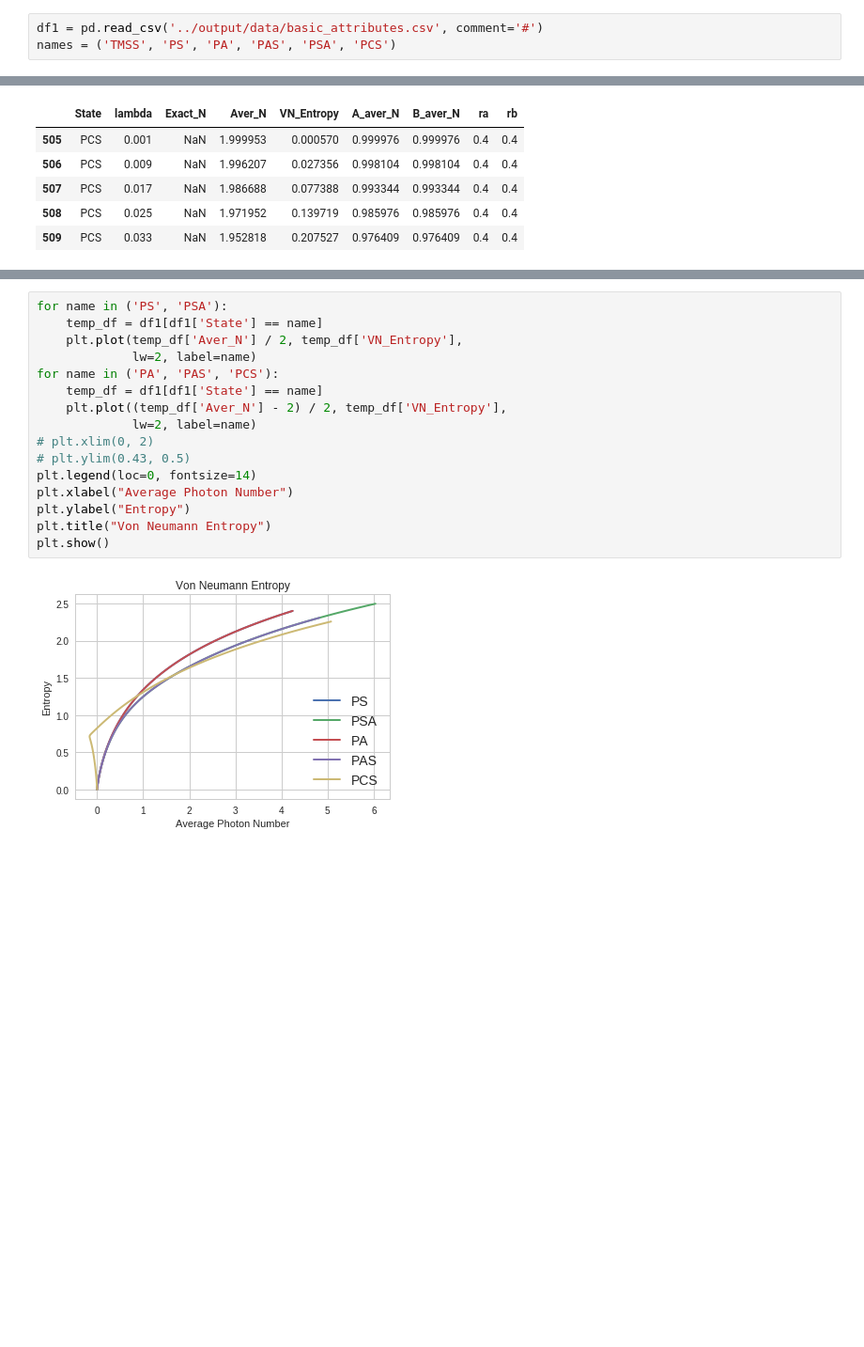
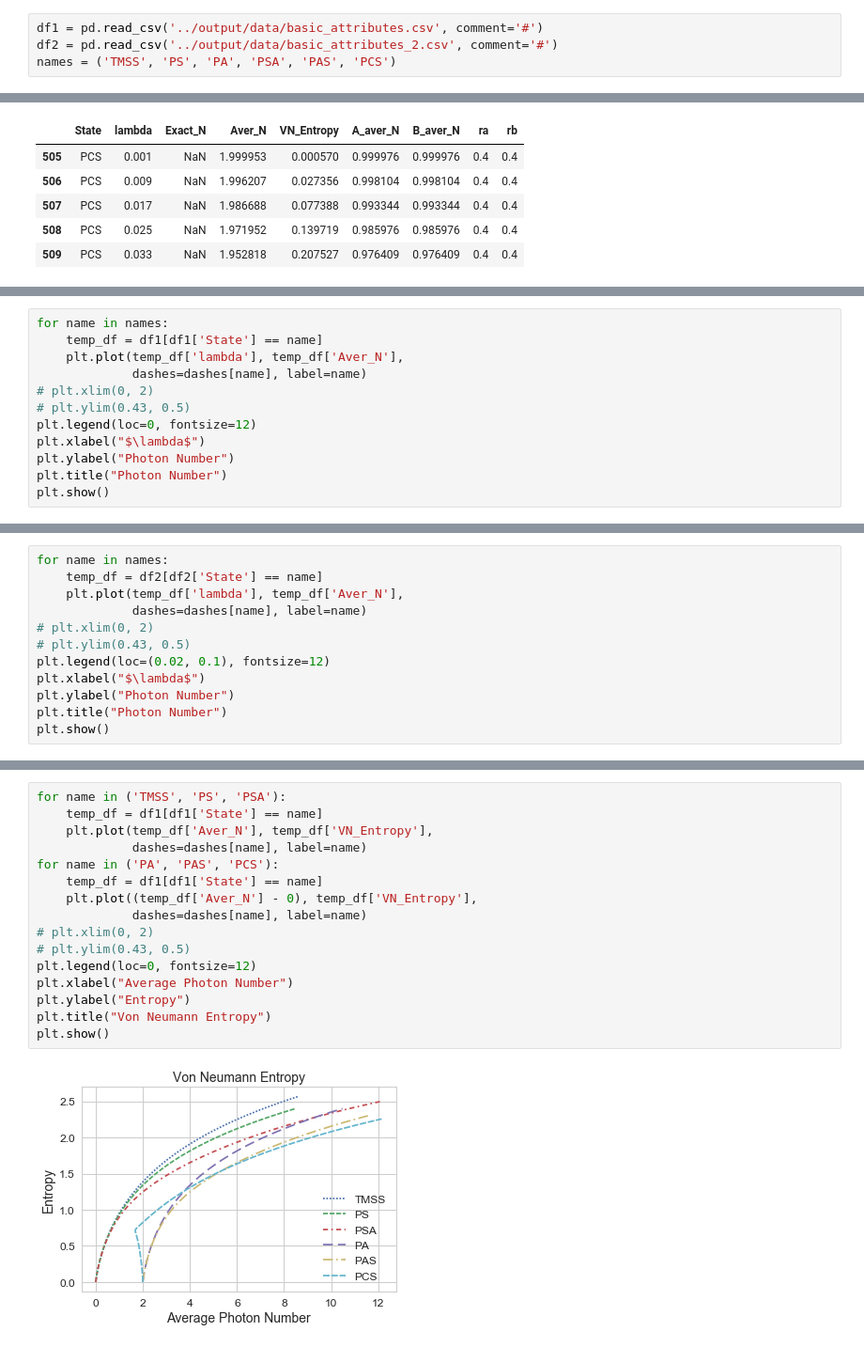
Before and after one commit to lffan/quantum_illumination, a Jupyter notebook: ipynbs/Experiment_0_Basic_Attributes.ipynb, the cells around one changed output, grey strips where cells are left out. Shown: that part at 94% size. Saved outputs shown, nothing was run; the diff lists cells and outputs as text; blank space fills up the shorter version.

```diff
--- a/ipynbs/Experiment_0_Basic_Attributes.ipynb
+++ b/ipynbs/Experiment_0_Basic_Attributes.ipynb
@@ -22,6 +24,7 @@ np.set_printoptions(threshold='nan', precision=6, suppress=True)
 # %%
 df1 = pd.read_csv('../output/data/basic_attributes.csv', comment='#')
-names = ('TMSS', 'PS', 'PA', 'PAS', 'PSA', 'PCS')
+df2 = pd.read_csv('../output/data/basic_attributes_2.csv', comment='#')
+names = ('TMSS', 'PS', 'PA', 'PSA', 'PAS', 'PCS')
 # %%
 df1.head()
 # %% [output]
@@ -42,0 +86,12 @@ df1[df1['State'] == 'PCS'].head()
+# %%
+for name in names:
+    temp_df = df1[df1['State'] == name]
+    plt.plot(temp_df['lambda'], temp_df['Aver_N'],
+             dashes=dashes[name], label=name)
+# plt.xlim(0, 2)
+# plt.ylim(0.43, 0.5)
+plt.legend(loc=0, fontsize=12)
+plt.xlabel("$\lambda$")
+plt.ylabel("Photon Number")
+plt.title("Photon Number")
+plt.show()
@@ -42,0 +100,12 @@ df1[df1['State'] == 'PCS'].head()
+# %%
+for name in names:
+    temp_df = df2[df2['State'] == name]
+    plt.plot(temp_df['lambda'], temp_df['Aver_N'],
+             dashes=dashes[name], label=name)
+# plt.xlim(0, 2)
+# plt.ylim(0.43, 0.5)
+plt.legend(loc=(0.02, 0.1), fontsize=12)
+plt.xlabel("$\lambda$")
+plt.ylabel("Photon Number")
+plt.title("Photon Number")
+plt.show()
@@ -43,18 +116,18 @@ df1[df1['State'] == 'PCS'].head()
 # %%
-for name in ('PS', 'PSA'):
+for name in ('TMSS', 'PS', 'PSA'):
     temp_df = df1[df1['State'] == name]
-    plt.plot(temp_df['Aver_N'] / 2, temp_df['VN_Entropy'],
-             lw=2, label=name)
+    plt.plot(temp_df['Aver_N'], temp_df['VN_Entropy'],
+             dashes=dashes[name], label=name)
 for name in ('PA', 'PAS', 'PCS'):
     temp_df = df1[df1['State'] == name]
-    plt.plot((temp_df['Aver_N'] - 2) / 2, temp_df['VN_Entropy'],
-             lw=2, label=name)
+    plt.plot((temp_df['Aver_N'] - 0), temp_df['VN_Entropy'],
+             dashes=dashes[name], label=name)
 # plt.xlim(0, 2)
 # plt.ylim(0.43, 0.5)
-plt.legend(loc=0, fontsize=14)
+plt.legend(loc=0, fontsize=12)
 plt.xlabel("Average Photon Number")
 plt.ylabel("Entropy")
 plt.title("Von Neumann Entropy")
 plt.show()
 # %% [output]
-[figure, old version]
+[figure, new version]
```
Also changed, not shown: parts of 28 cells of this notebook, 3 other files.
